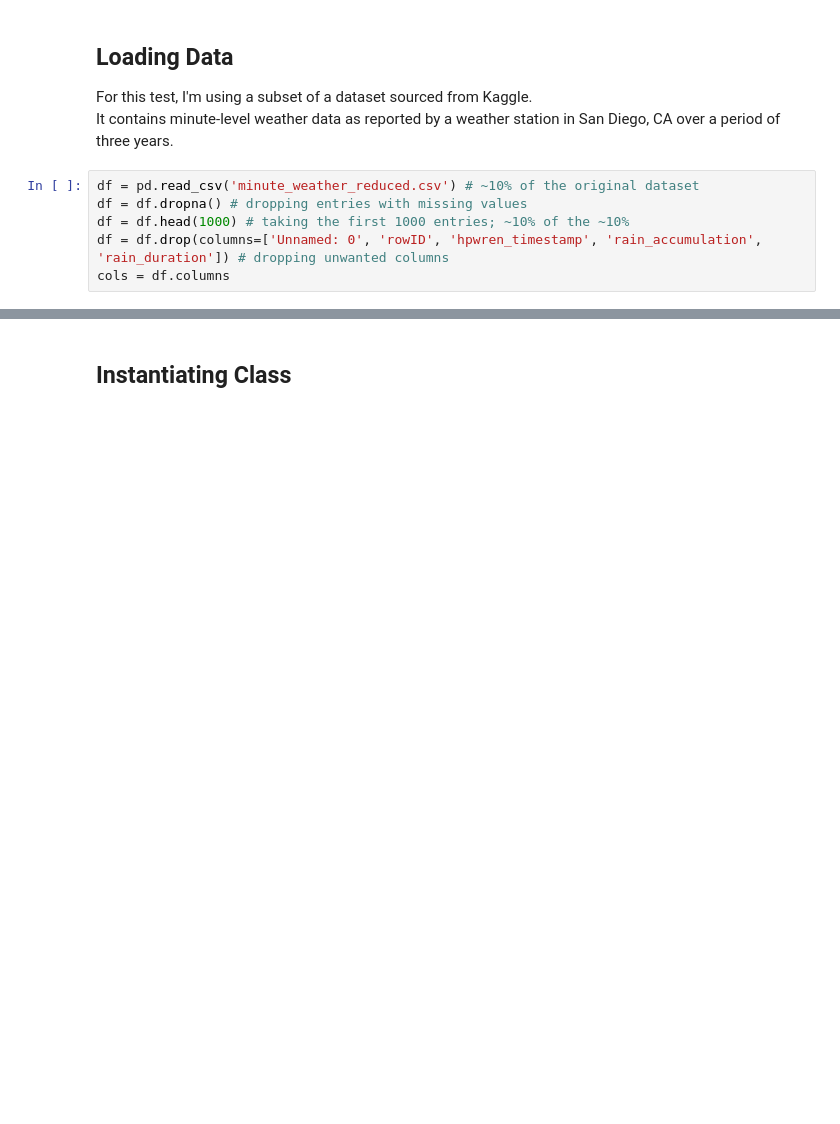
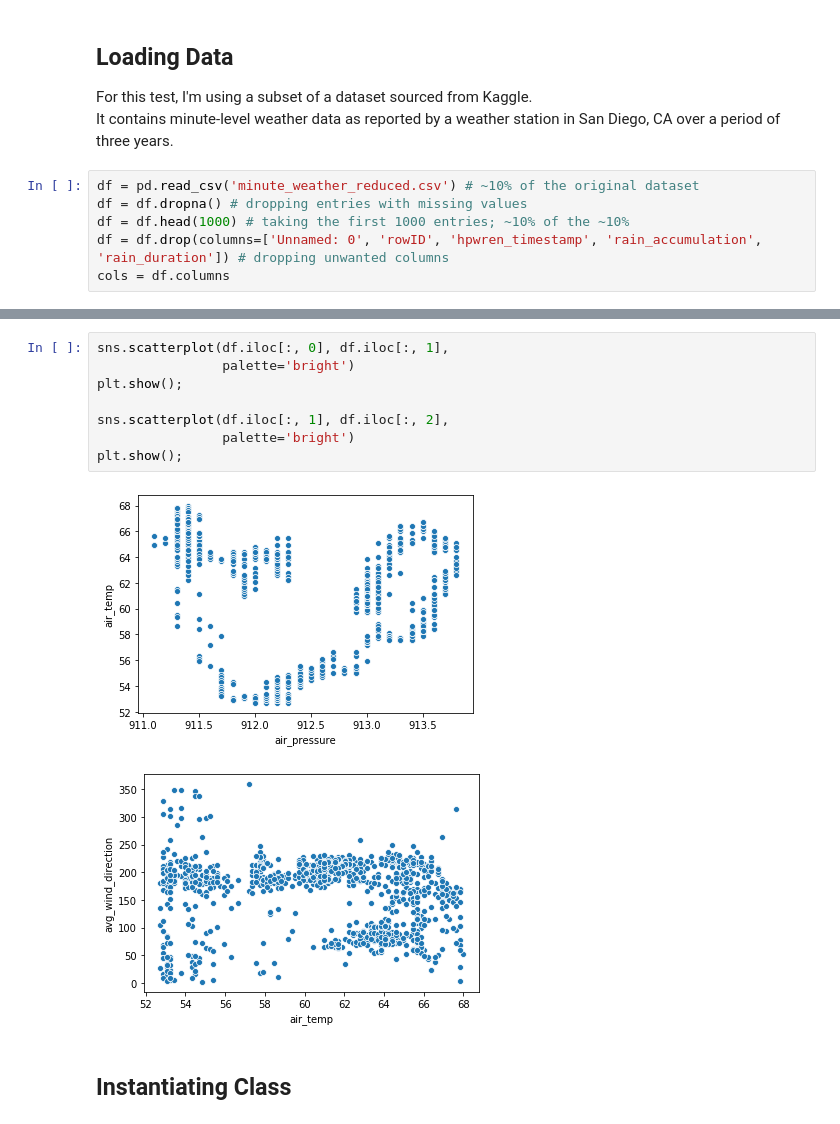
Before and after one commit to austiezr/DBSCAN, a Jupyter notebook: Basic_DBSCAN.ipynb, the cells around one changed output, grey strips where cells are left out. Drawn from its saved outputs; the diff is of its cells as text; blank space fills up the shorter version.

```diff
--- a/Basic_DBSCAN.ipynb
+++ b/Basic_DBSCAN.ipynb
@@ -151,3 +157,14 @@ cols = df.columns
+# %%
+sns.scatterplot(df.iloc[:, 0], df.iloc[:, 1],
+                palette='bright')
+plt.show();
+
+sns.scatterplot(df.iloc[:, 1], df.iloc[:, 2],
+                palette='bright')
+plt.show();
+# %% [output]
+[figure, added]
+[figure, added]
 # %% [markdown]
 ## Instantiating Class
 # %%
```
Also changed, not shown: parts of 2 cells of this notebook.
